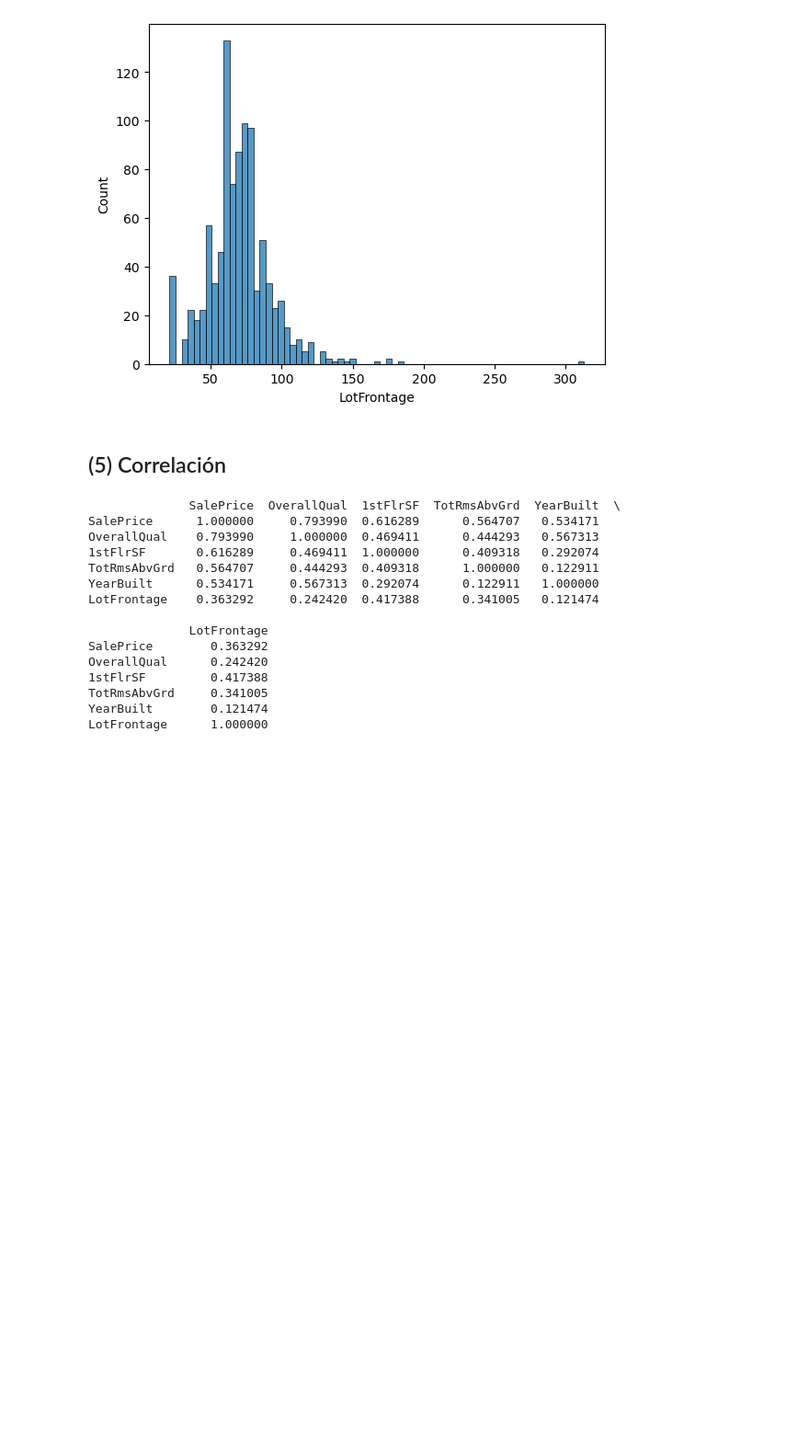
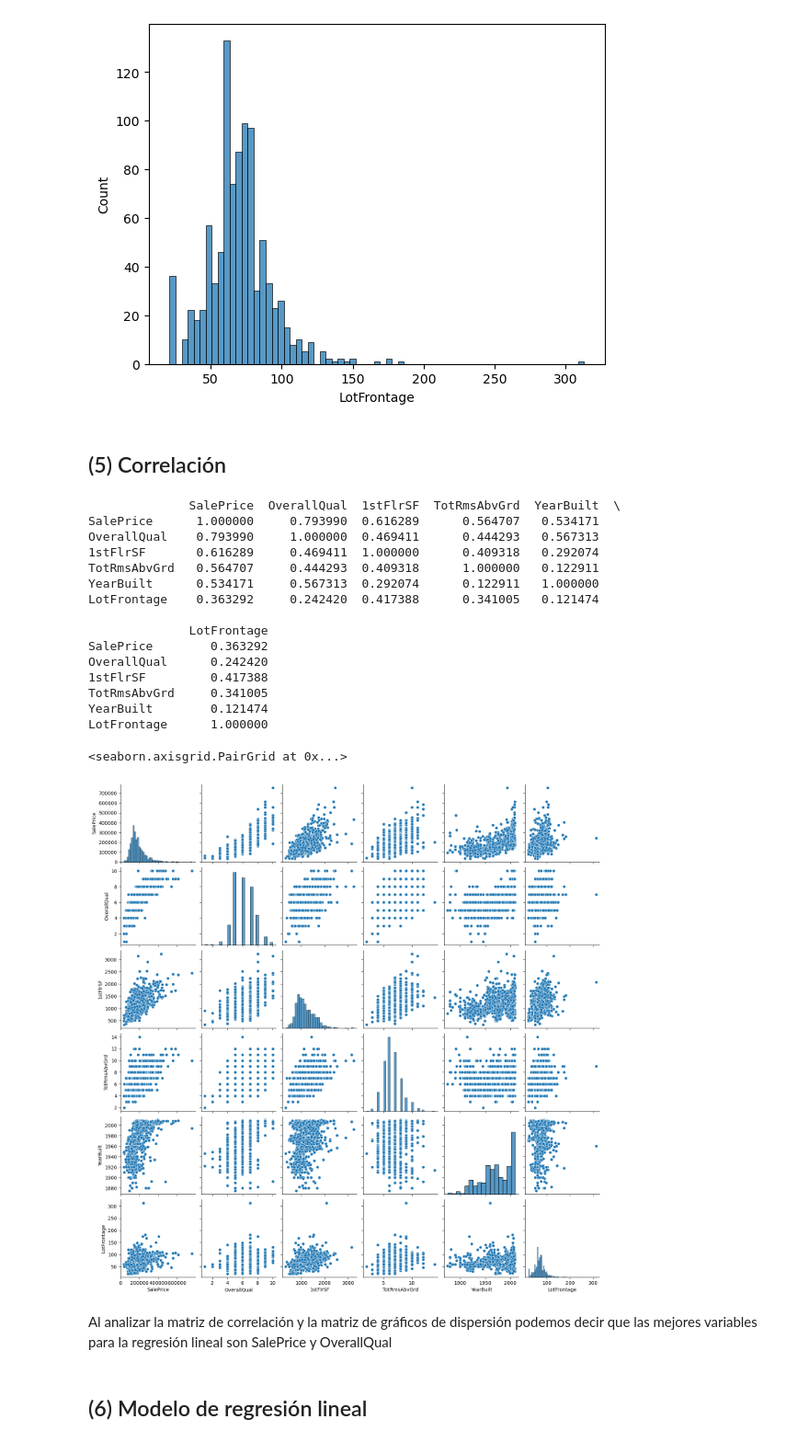
Before and after one commit to cristoforo93/Proyecto1, a Jupyter notebook: proy1.ipynb, the cells around one changed output. Shown at 92% size. Saved outputs shown, nothing was run; the diff lists cells and outputs as text; code cells hidden in the pictures; blank space fills up the shorter version.

Commit message:
Matriz de dispersión
Se construyó la matriz de dispersión y se eligieron las variables para trabajar la regresión lineal.

```diff
--- a/proy1.ipynb
+++ b/proy1.ipynb
@@ -134,3 +135,11 @@ YearBuilt        0.121474
 LotFrontage      1.000000
 # %%
 # Scatterplot
+sns.pairplot(entrenamiento)
+# %% [output]
+<seaborn.axisgrid.PairGrid at 0x...>
+[figure, added]
+# %% [markdown]
+Al analizar la matriz de correlación y la matriz de gráficos de dispersión podemos decir que las mejores variables para la regresión lineal son SalePrice y OverallQual
+# %% [markdown]
+## (6) Modelo de regresión lineal
```
Also changed, not shown: parts of 2 cells of this notebook.
